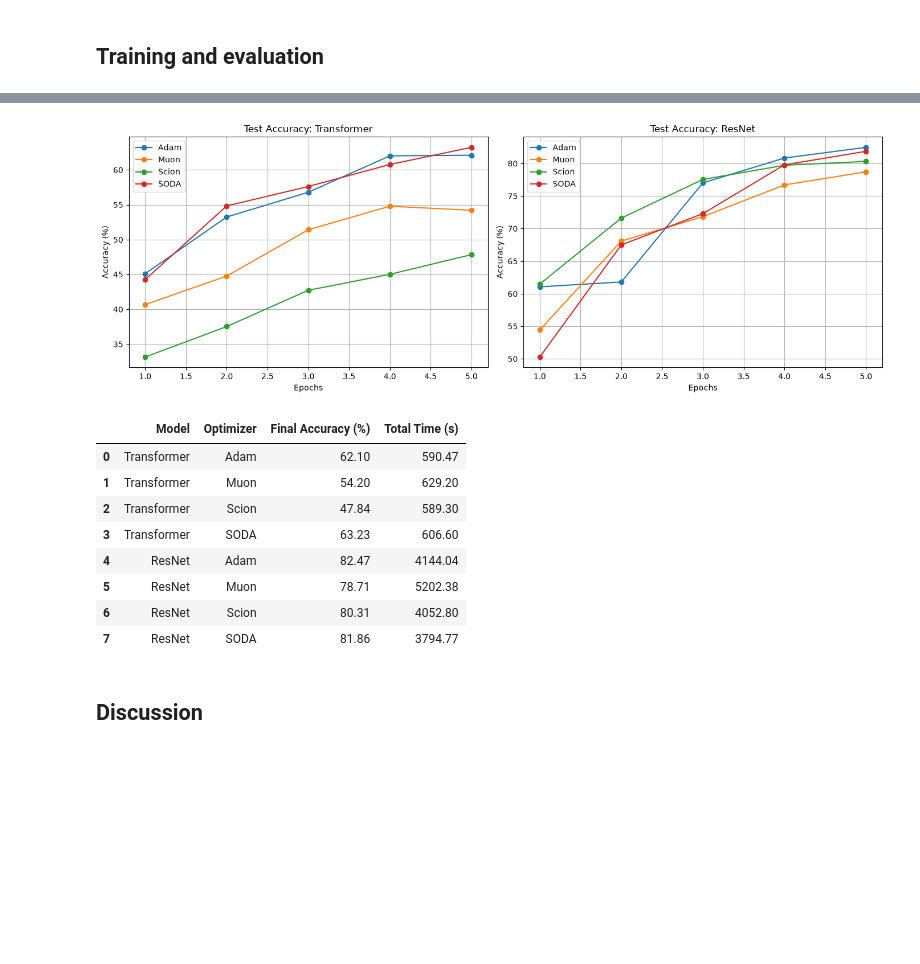
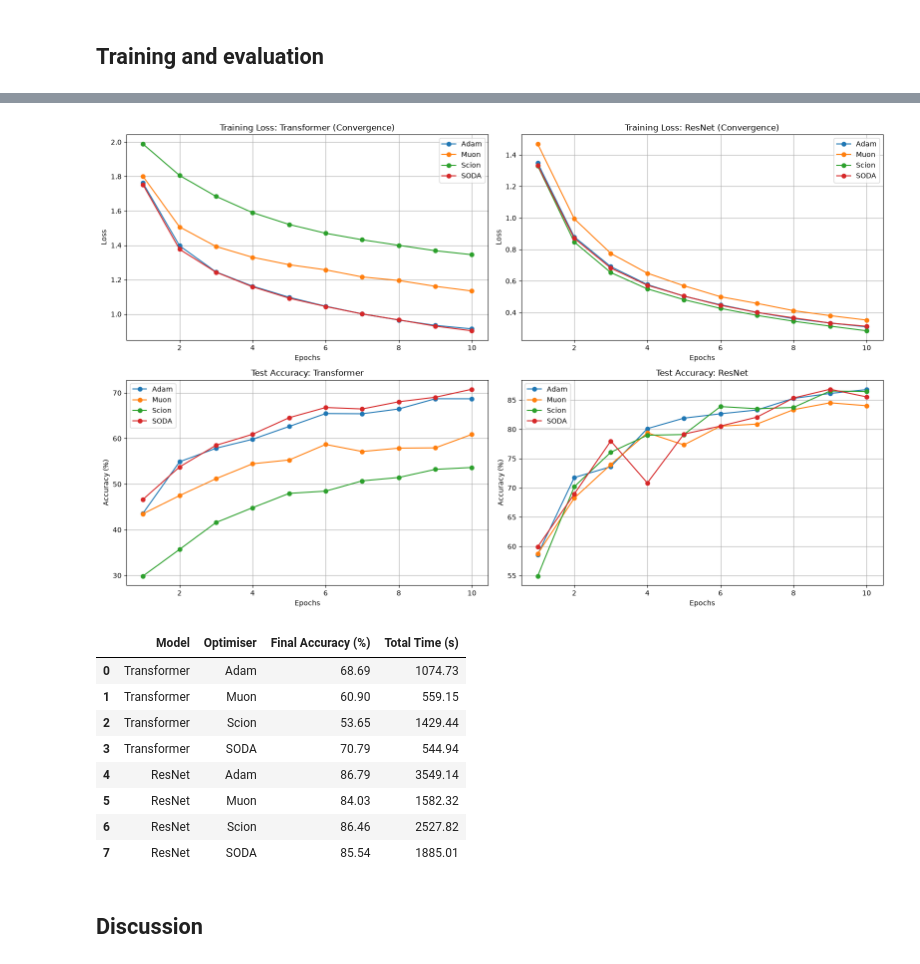
Before and after one commit to DavideRossi123/Assignment-1-Maths-of-Data, a Jupyter notebook: Part 5 - Vibe coding new optimizers.ipynb, the cells around one changed output, grey strips where cells are left out. Cells and saved outputs as stored; diff of their text form; code cells hidden in the pictures; blank space fills up the shorter version.

```diff
--- a/Part 5 - Vibe coding new optimizers.ipynb
+++ b/Part 5 - Vibe coding new optimizers.ipynb
@@ -388,19 +393,20 @@ def train_and_evaluate(model, optimizer, train_loader, test_loader, epochs=5, de
 
     return history
 # %%
-device = 'cuda' if torch.cuda.is_available() else 'cpu'
-print(f"Using device: {device}")
+# Might need to change device according to your machine if executing the training block
+device = 'mps'
 
-models_to_test = {
-    'Transformer': CIFARTransformer,
-    'ResNet': CIFARResNet
-}
+# Define the set of models to test
+models_to_test = {'Transformer': CIFARTransformer,
+                  'ResNet': CIFARResNet}
+
+# Define the set of optimisers
 optimizers_to_test = ['Adam', 'Muon', 'Scion', 'SODA']
 
 results = {}
 
-# Run a short training loop (e.g., 5 epochs) for demonstration. Increase for final results.
-EPOCHS = 5
+# Here, we run a short training loop with 10 epochs since training on our machine takes a long time
+EPOCHS = 10
 
 for model_name, ModelClass in models_to_test.items():
     results[model_name] = {}
@@ -412,6 +418,6 @@ for model_name, ModelClass in models_to_test.items():
         optimizer = get_optimizer(opt_name, model.parameters())
 
         # Train and save history
-        history = train_and_evaluate(model, optimizer, train_loader, test_loader, epochs=EPOCHS, device=device)
+        history = train_and_evaluate(model, optimizer, train_loader, test_loader, epochs = EPOCHS, device = device)
         results[model_name][opt_name] = history
 # %% [output]
@@ -435,49 +441,60 @@ Epoch 5/5 | Loss: 0.496 | Acc: 81.86%
 # %%
 import pandas as pd
+import matplotlib.pyplot as plt
 
-# Plotting Test Accuracy over Epochs
-fig, axes = plt.subplots(1, 2, figsize=(14, 5))
+fig, axes = plt.subplots(2, 2, figsize=(16, 10))
 
+# We plot the results by means of
 for i, model_name in enumerate(models_to_test.keys()):
-    ax = axes[i]
     for opt_name in optimizers_to_test:
+        # Plot Training Loss (Convergence Speed)
+        loss_history = results[model_name][opt_name]['train_loss']
+        axes[0, i].plot(range(1, EPOCHS + 1), loss_history, label=opt_name, marker='o')
+
+        # Plot Test Accuracy
         acc_history = results[model_name][opt_name]['test_acc']
-        ax.plot(range(1, EPOCHS + 1), acc_history, label=opt_name, marker='o')
+        axes[1, i].plot(range(1, EPOCHS + 1), acc_history, label=opt_name, marker='o')
 
-    ax.set_title(f"Test Accuracy: {model_name}")
-    ax.set_xlabel("Epochs")
-    ax.set_ylabel("Accuracy (%)")
-    ax.legend()
-    ax.grid(True)
+    # Formatting Loss Plots
+    axes[0, i].set_title(f"Training Loss: {model_name} (Convergence)")
+    axes[0, i].set_xlabel("Epochs")
+    axes[0, i].set_ylabel("Loss")
+    axes[0, i].legend()
+    axes[0, i].grid(True)
+
+    # Formatting Accuracy Plots
+    axes[1, i].set_title(f"Test Accuracy: {model_name}")
+    axes[1, i].set_xlabel("Epochs")
+    axes[1, i].set_ylabel("Accuracy (%)")
+    axes[1, i].legend()
+    axes[1, i].grid(True)
 
 plt.tight_layout()
 plt.show()
 
 # Generating Summary Table
 summary_data = []
 for model_name in models_to_test.keys():
     for opt_name in optimizers_to_test:
         final_acc = results[model_name][opt_name]['test_acc'][-1]
         total_time = results[model_name][opt_name]['time_elapsed'][-1]
-        summary_data.append({
-            'Model': model_name,
-            'Optimizer': opt_name,
-            'Final Accuracy (%)': round(final_acc, 2),
-            'Total Time (s)': round(total_time, 2)
-        })
+        summary_data.append({'Model': model_name,
+                             'Optimiser': opt_name,
+                             'Final Accuracy (%)': round(final_acc, 2),
+                             'Total Time (s)': round(total_time, 2)})
 
 summary_df = pd.DataFrame(summary_data)
 display(summary_df)
 # %% [output]
-[figure, old version]
+[figure, new version]
-|  | Model | Optimizer | Final Accuracy (%) | Total Time (s) |
-| 0 | Transformer | Adam | 62.10 | 590.47 |
-| 1 | Transformer | Muon | 54.20 | 629.20 |
-| 2 | Transformer | Scion | 47.84 | 589.30 |
-| 3 | Transformer | SODA | 63.23 | 606.60 |
-| 4 | ResNet | Adam | 82.47 | 4144.04 |
-| 5 | ResNet | Muon | 78.71 | 5202.38 |
-| 6 | ResNet | Scion | 80.31 | 4052.80 |
-| 7 | ResNet | SODA | 81.86 | 3794.77 |
+|  | Model | Optimiser | Final Accuracy (%) | Total Time (s) |
+| 0 | Transformer | Adam | 68.69 | 1074.73 |
+| 1 | Transformer | Muon | 60.90 | 559.15 |
+| 2 | Transformer | Scion | 53.65 | 1429.44 |
+| 3 | Transformer | SODA | 70.79 | 544.94 |
+| 4 | ResNet | Adam | 86.79 | 3549.14 |
+| 5 | ResNet | Muon | 84.03 | 1582.32 |
+| 6 | ResNet | Scion | 86.46 | 2527.82 |
+| 7 | ResNet | SODA | 85.54 | 1885.01 |
 # %% [markdown]
 ## Discussion
```
Also changed, not shown: parts of 9 cells of this notebook.
